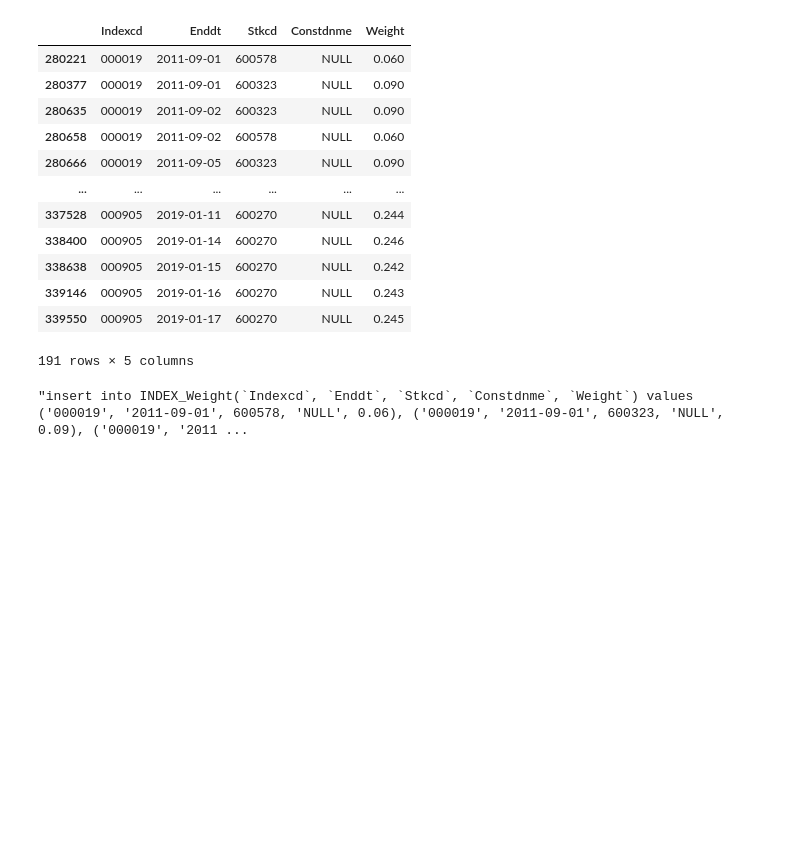
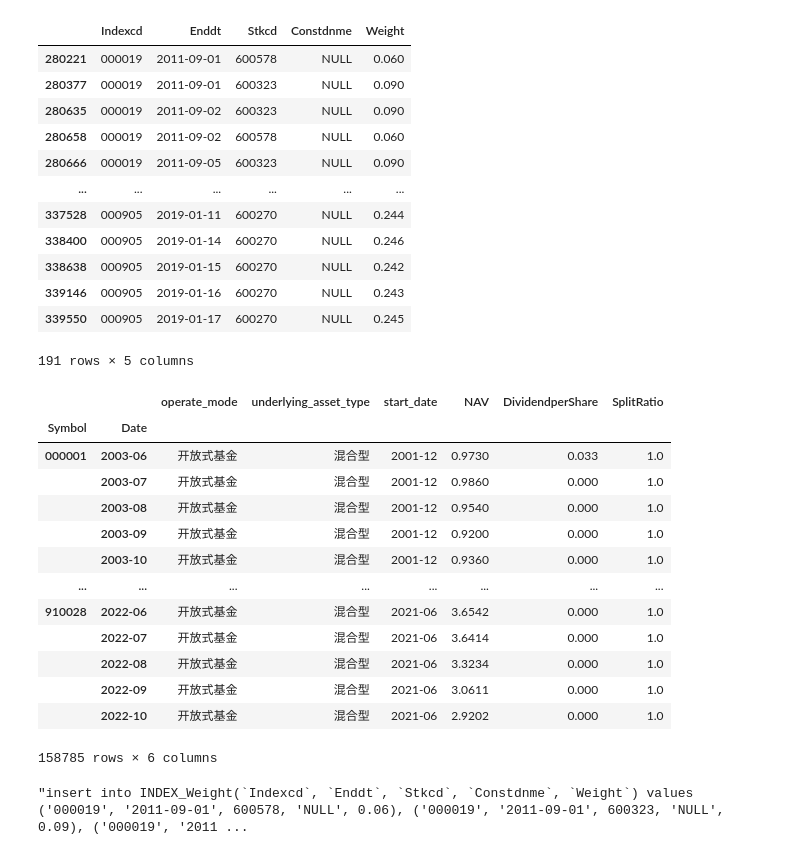
Before and after one commit to dacianpeng/mutual-fund-effective-or-not-Evidence-from-China, a Jupyter notebook: data_upload.ipynb, the cells around one changed output. Cells and saved outputs as stored; diff of their text form; code cells hidden in the pictures; blank space fills up the shorter version.

```diff
--- a/data_upload.ipynb
+++ b/data_upload.ipynb
@@ -37,3 +39,20 @@ temp.fillna('NULL')
+# %%
+main_data
+# %% [output]
+|  |  | operate_mode | underlying_asset_type | start_date | NAV | DividendperShare | SplitRatio |
+| Symbol | Date |  |  |  |  |  |  |
+| 000001 | 2003-06 | 开放式基金 | 混合型 | 2001-12 | 0.9730 | 0.033 | 1.0 |
+|  | 2003-07 | 开放式基金 | 混合型 | 2001-12 | 0.9860 | 0.000 | 1.0 |
+|  | 2003-08 | 开放式基金 | 混合型 | 2001-12 | 0.9540 | 0.000 | 1.0 |
+|  | 2003-09 | 开放式基金 | 混合型 | 2001-12 | 0.9200 | 0.000 | 1.0 |
+|  | 2003-10 | 开放式基金 | 混合型 | 2001-12 | 0.9360 | 0.000 | 1.0 |
+| ... | ... | ... | ... | ... | ... | ... | ... |
+| 910028 | 2022-06 | 开放式基金 | 混合型 | 2021-06 | 3.6542 | 0.000 | 1.0 |
+|  | 2022-07 | 开放式基金 | 混合型 | 2021-06 | 3.6414 | 0.000 | 1.0 |
+|  | 2022-08 | 开放式基金 | 混合型 | 2021-06 | 3.3234 | 0.000 | 1.0 |
+|  | 2022-09 | 开放式基金 | 混合型 | 2021-06 | 3.0611 | 0.000 | 1.0 |
+|  | 2022-10 | 开放式基金 | 混合型 | 2021-06 | 2.9202 | 0.000 | 1.0 |
+158785 rows × 6 columns
 # %%
 f"insert into\
  {TABLE_NAME}(`{'`, `'.join(temp.fillna('NULL').columns.values)}`)\
```
Also changed, not shown: parts of 4 cells of this notebook.
